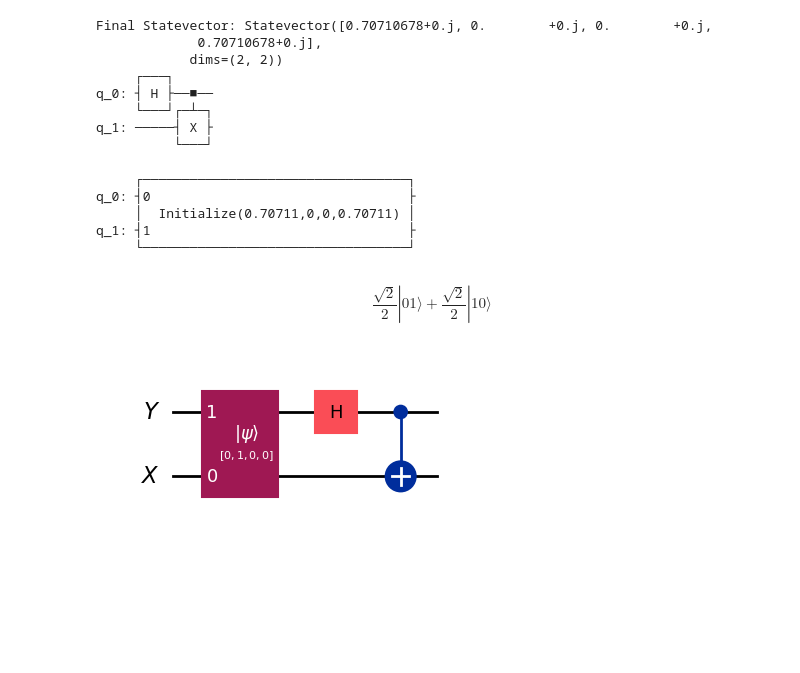
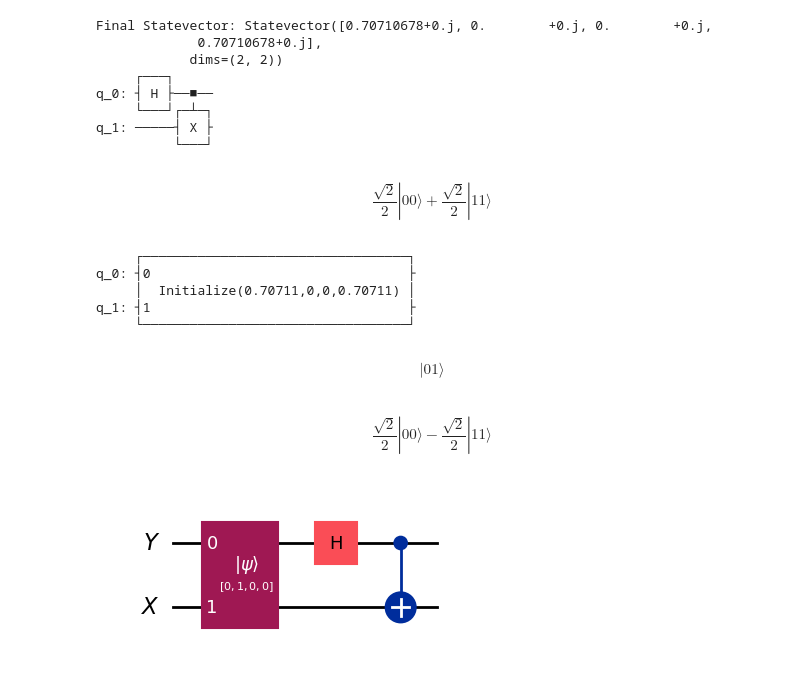
Before and after one commit to bswaroopreddy/tutorial-Qiskit, a Jupyter notebook: Quantum_Circuits.ipynb, the cells around one changed output. Cells and saved outputs as stored; diff of their text form; code cells hidden in the pictures; blank space fills up the shorter version.

```diff
--- a/Quantum_Circuits.ipynb
+++ b/Quantum_Circuits.ipynb
@@ -223,7 +225,7 @@ import numpy as np
 
 # Create the statevector for (|00⟩ + |11⟩)/√2
 state = Statevector([1/np.sqrt(2), 0, 0, 1/np.sqrt(2)])
-
+display(state.draw("latex"))
 # Create a circuit and initialize it with the statevector
 qc = QuantumCircuit(2)
 qc.initialize(state, [0, 1])
@@ -231,6 +233,7 @@ qc.initialize(state, [0, 1])
 # Print the circuit
 print(qc)
 # %% [output]
+$$\frac{\sqrt{2}}{2} |00\rangle+\frac{\sqrt{2}}{2} |11\rangle$$
      ┌──────────────────────────────────┐
 q_0: ┤0                                 ├
      │  Initialize(0.70711,0,0,0.70711) │
@@ -241,40 +244,41 @@ X = QuantumRegister(1, "X")
 Y = QuantumRegister(1, "Y")
 # Create the statevector for (|00⟩ + |11⟩)/√2
 state = Statevector([0,1,0,0])
-
+display(state.draw("latex"))
 # Create a 2-qubit quantum circuit
 qc = QuantumCircuit(Y, X)
 
 # Initializes the input state
-qc.initialize(state, [X[0], Y[0]])
+qc.initialize(state, [Y[0], X[0]])
 
 # Apply Hadamard gate operation on Y
 qc.h(Y)
 
 # Controlled-NOT operation, where Y is the control and X is the target
 qc.cx(Y, X)
 
 # Compute the Unitary operation implemented by the entire circuit
 #U = Operator.from_circuit(qc)
 
 # Display the unitary matrix
 #display(U.draw("latex"))
 
 
 # Generate a statevector representing the quantum state resulting from applying the given quantum circuit (qc)
 final_state = Statevector.from_instruction(qc)
 
 # Display the final statevector
 display(final_state.draw("latex"))
 
 # Apply the unitary matrix to the statevector (should give the same result as above)
 #display(state.evolve(U).draw("latex"))
 
 # Draw the circuit
 qc.draw("mpl")
 # %% [output]
-$$\frac{\sqrt{2}}{2} |01\rangle+\frac{\sqrt{2}}{2} |10\rangle$$
+$$ |01\rangle$$
+$$\frac{\sqrt{2}}{2} |00\rangle- \frac{\sqrt{2}}{2} |11\rangle$$
-[figure, old version]
+[figure, new version]
 # %%
 from qiskit_aer import AerSimulator
 from qiskit import QuantumCircuit, Aer, execute
```
Also changed, not shown: parts of 4 cells of this notebook.
